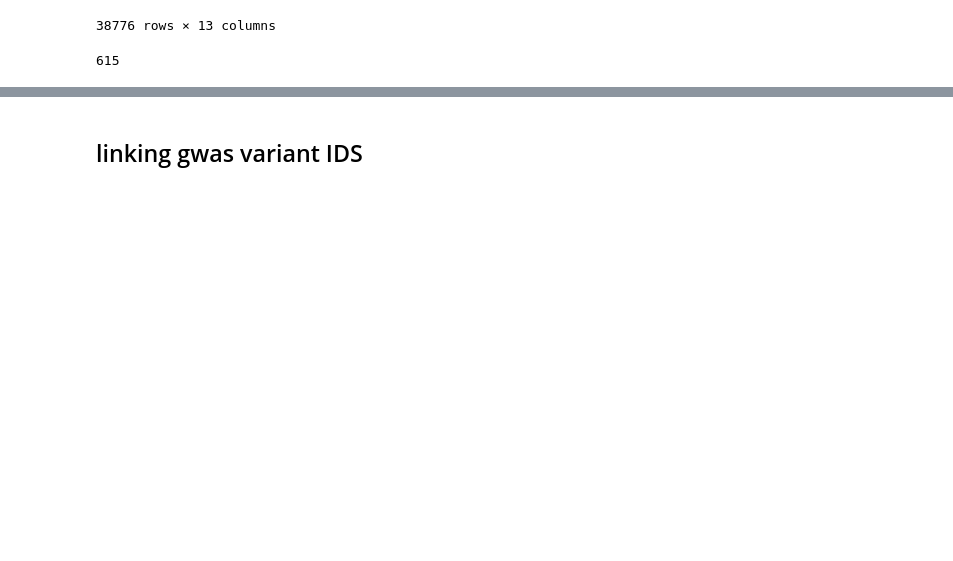
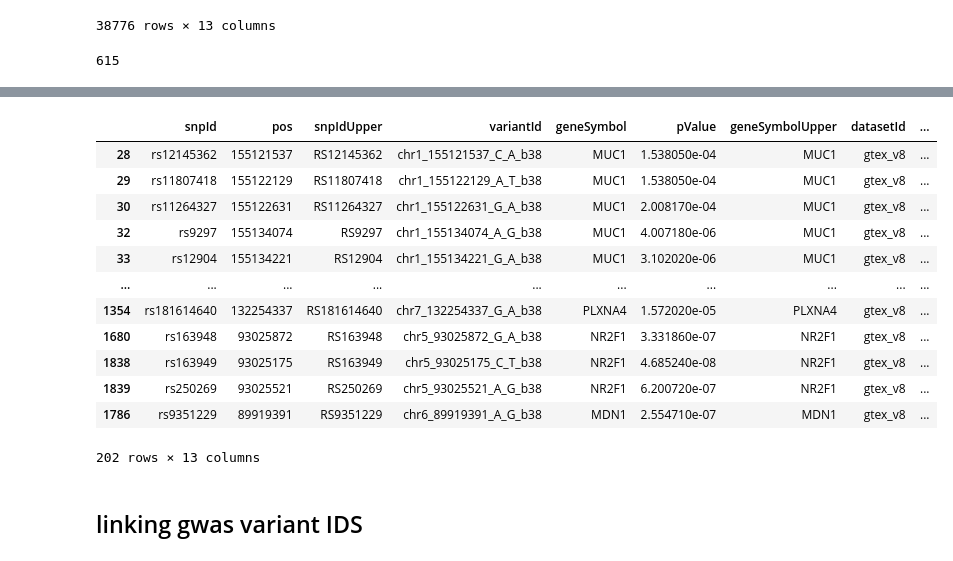
Before and after one commit to lilywright99/fallopian-tube, a Jupyter notebook: 9-GTExAPI.ipynb, the cells around one changed output, grey strips where cells are left out. Saved outputs shown, nothing was run; the diff lists cells and outputs as text; code cells hidden in the pictures; blank space fills up the shorter version.

```diff
--- a/9-GTExAPI.ipynb
+++ b/9-GTExAPI.ipynb
@@ -1921,0 +1953,18 @@ len(alltissue_genenameslist)
+# %%
+rsIDHNgenes = rsIDs[rsIDs['geneSymbol'].isin(["HLA-DRB1","SLC7A2","MUC1","CLDN1","INTU","HLA-DRB5","PEX6","MDN1","HLA-DQB1","ANKRD36","CLGN","UBA7","NR2F1","HEMK1","RABL2B","PLXNA4","GLS","PCNX2","ANKRD36B","SKIV2L","ZNF266","PGGHG"])]
+# %%
+rsIDHNgenes
+# %% [output]
+|  | snpId | pos | snpIdUpper | variantId | geneSymbol | pValue | geneSymbolUpper | datasetId | ... |
+| 28 | rs12145362 | 155121537 | RS12145362 | chr1_155121537_C_A_b38 | MUC1 | 1.538050e-04 | MUC1 | gtex_v8 | ... |
+| 29 | rs11807418 | 155122129 | RS11807418 | chr1_155122129_A_T_b38 | MUC1 | 1.538050e-04 | MUC1 | gtex_v8 | ... |
+| 30 | rs11264327 | 155122631 | RS11264327 | chr1_155122631_G_A_b38 | MUC1 | 2.008170e-04 | MUC1 | gtex_v8 | ... |
+| 32 | rs9297 | 155134074 | RS9297 | chr1_155134074_A_G_b38 | MUC1 | 4.007180e-06 | MUC1 | gtex_v8 | ... |
+| 33 | rs12904 | 155134221 | RS12904 | chr1_155134221_G_A_b38 | MUC1 | 3.102020e-06 | MUC1 | gtex_v8 | ... |
+| ... | ... | ... | ... | ... | ... | ... | ... | ... | ... |
+| 1354 | rs181614640 | 132254337 | RS181614640 | chr7_132254337_G_A_b38 | PLXNA4 | 1.572020e-05 | PLXNA4 | gtex_v8 | ... |
+| 1680 | rs163948 | 93025872 | RS163948 | chr5_93025872_G_A_b38 | NR2F1 | 3.331860e-07 | NR2F1 | gtex_v8 | ... |
+| 1838 | rs163949 | 93025175 | RS163949 | chr5_93025175_C_T_b38 | NR2F1 | 4.685240e-08 | NR2F1 | gtex_v8 | ... |
+| 1839 | rs250269 | 93025521 | RS250269 | chr5_93025521_A_G_b38 | NR2F1 | 6.200720e-07 | NR2F1 | gtex_v8 | ... |
+| 1786 | rs9351229 | 89919391 | RS9351229 | chr6_89919391_A_G_b38 | MDN1 | 2.554710e-07 | MDN1 | gtex_v8 | ... |
+202 rows × 13 columns
```
Also changed, not shown: parts of 8 cells of this notebook, 1 other file.
